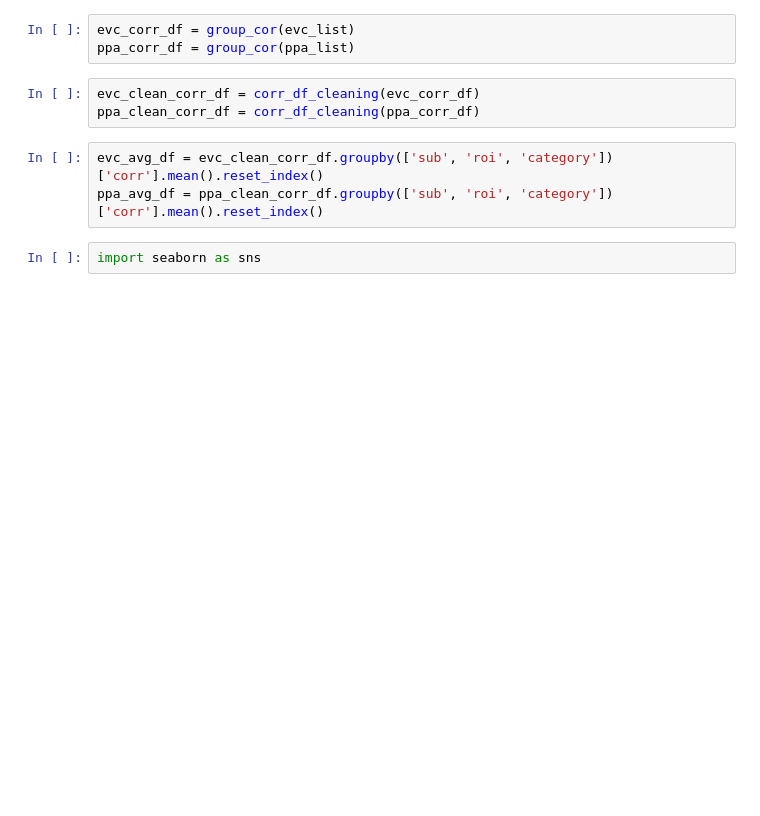
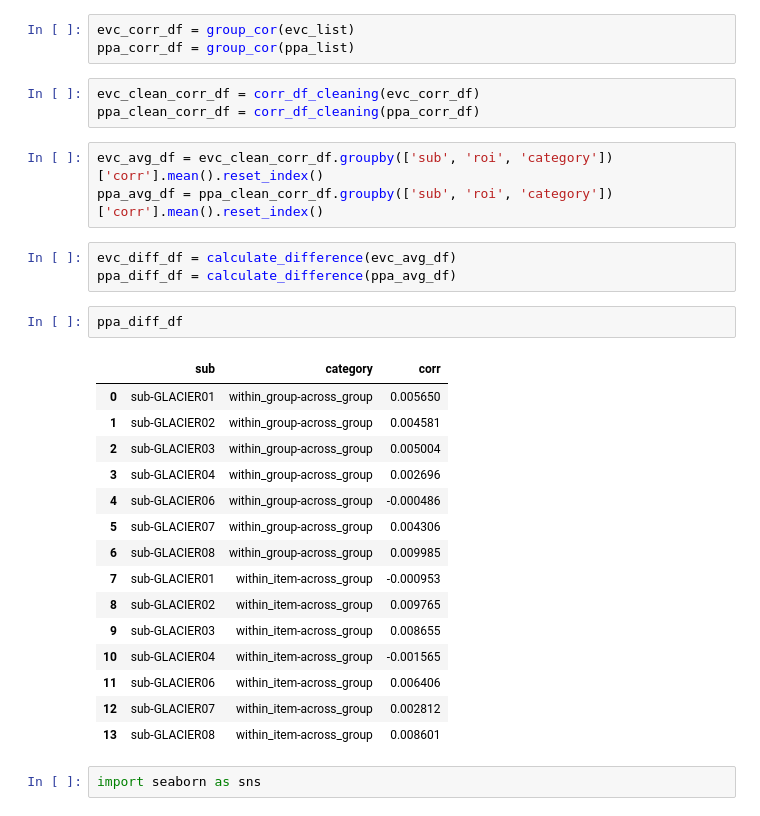
Before and after one commit to wanjiag/Glacier, a Jupyter notebook: jupyter_test/initial_analysis.ipynb, the cells around one changed output. Drawn from its saved outputs; the diff is of its cells as text; blank space fills up the shorter version.

```diff
--- a/jupyter_test/initial_analysis.ipynb
+++ b/jupyter_test/initial_analysis.ipynb
@@ -91,6 +103,27 @@ ppa_clean_corr_df = corr_df_cleaning(ppa_corr_df)
 # %%
 evc_avg_df = evc_clean_corr_df.groupby(['sub', 'roi', 'category'])['corr'].mean().reset_index()
 ppa_avg_df = ppa_clean_corr_df.groupby(['sub', 'roi', 'category'])['corr'].mean().reset_index()
+# %%
+evc_diff_df = calculate_difference(evc_avg_df)
+ppa_diff_df = calculate_difference(ppa_avg_df)
+# %%
+ppa_diff_df
+# %% [output]
+|  | sub | category | corr |
+| 0 | sub-GLACIER01 | within_group-across_group | 0.005650 |
+| 1 | sub-GLACIER02 | within_group-across_group | 0.004581 |
+| 2 | sub-GLACIER03 | within_group-across_group | 0.005004 |
+| 3 | sub-GLACIER04 | within_group-across_group | 0.002696 |
+| 4 | sub-GLACIER06 | within_group-across_group | -0.000486 |
+| 5 | sub-GLACIER07 | within_group-across_group | 0.004306 |
+| 6 | sub-GLACIER08 | within_group-across_group | 0.009985 |
+| 7 | sub-GLACIER01 | within_item-across_group | -0.000953 |
+| 8 | sub-GLACIER02 | within_item-across_group | 0.009765 |
+| 9 | sub-GLACIER03 | within_item-across_group | 0.008655 |
+| 10 | sub-GLACIER04 | within_item-across_group | -0.001565 |
+| 11 | sub-GLACIER06 | within_item-across_group | 0.006406 |
+| 12 | sub-GLACIER07 | within_item-across_group | 0.002812 |
+| 13 | sub-GLACIER08 | within_item-across_group | 0.008601 |
 # %%
 import seaborn as sns
 # %%
```
Also changed, not shown: parts of 3 cells of this notebook, 2 other files.
